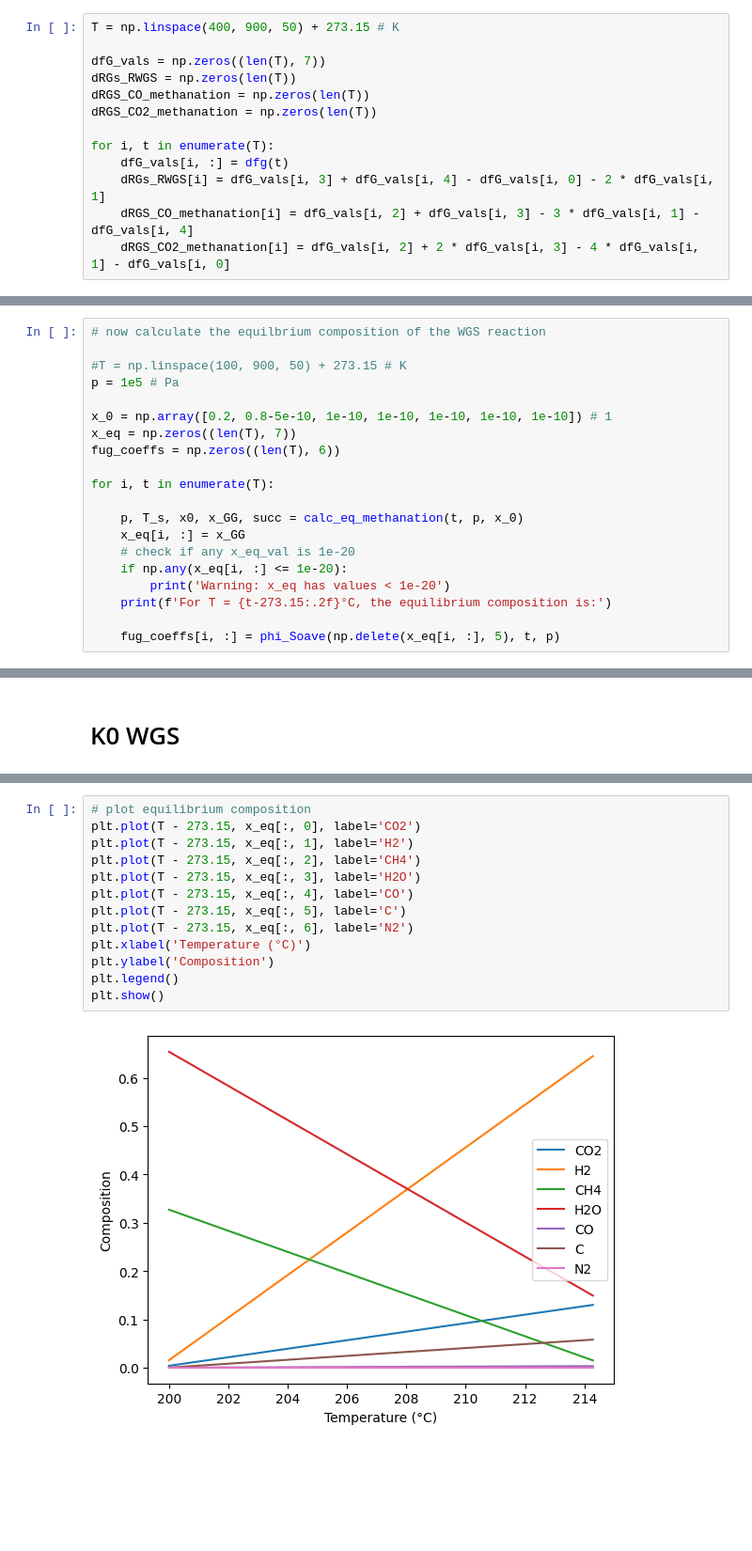
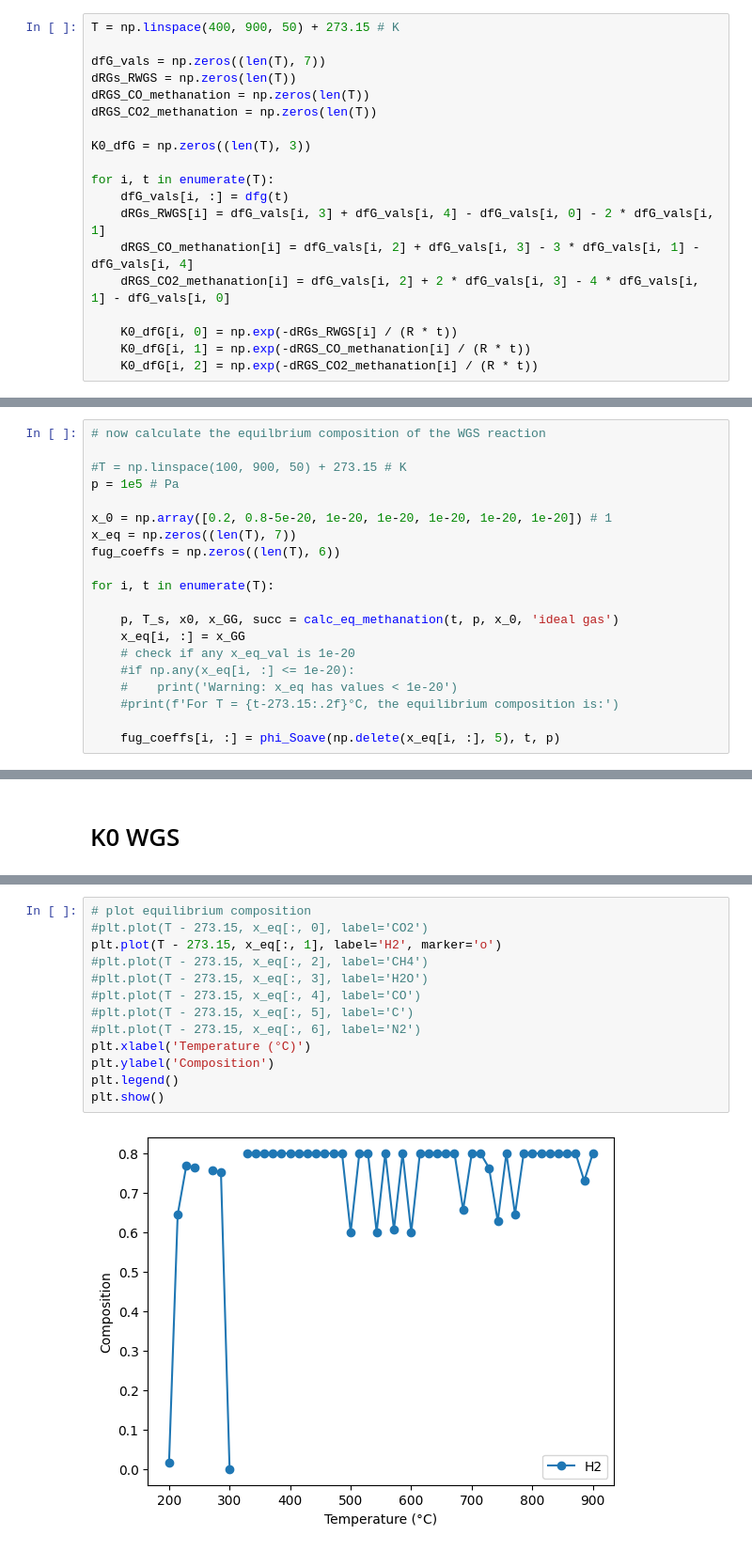
Before and after one commit to ChemRxnEngLab/GibbsEnergyMinimizationModel, a Jupyter notebook: test_eq_check.ipynb, the cells around one changed output, grey strips where cells are left out. Shown at 94% size. Saved outputs shown, nothing was run; the diff lists cells and outputs as text; blank space fills up the shorter version.

```diff
--- a/test_eq_check.ipynb
+++ b/test_eq_check.ipynb
@@ -10,11 +10,17 @@ dRGs_RWGS = np.zeros(len(T))
 dRGS_CO_methanation = np.zeros(len(T))
 dRGS_CO2_methanation = np.zeros(len(T))
 
+K0_dfG = np.zeros((len(T), 3))
+
 for i, t in enumerate(T):
     dfG_vals[i, :] = dfg(t)
     dRGs_RWGS[i] = dfG_vals[i, 3] + dfG_vals[i, 4] - dfG_vals[i, 0] - 2 * dfG_vals[i, 1]
     dRGS_CO_methanation[i] = dfG_vals[i, 2] + dfG_vals[i, 3] - 3 * dfG_vals[i, 1] - dfG_vals[i, 4]
     dRGS_CO2_methanation[i] = dfG_vals[i, 2] + 2 * dfG_vals[i, 3] - 4 * dfG_vals[i, 1] - dfG_vals[i, 0]
+
+    K0_dfG[i, 0] = np.exp(-dRGs_RWGS[i] / (R * t))
+    K0_dfG[i, 1] = np.exp(-dRGS_CO_methanation[i] / (R * t))
+    K0_dfG[i, 2] = np.exp(-dRGS_CO2_methanation[i] / (R * t))
 # %%
 # calculate drG from K0 values
 
@@ -85,17 +121,17 @@ for i, t in enumerate(T):
 #T = np.linspace(100, 900, 50) + 273.15 # K
 p = 1e5 # Pa
 
-x_0 = np.array([0.2, 0.8-5e-10, 1e-10, 1e-10, 1e-10, 1e-10, 1e-10]) # 1
+x_0 = np.array([0.2, 0.8-5e-20, 1e-20, 1e-20, 1e-20, 1e-20, 1e-20]) # 1
 x_eq = np.zeros((len(T), 7))
 fug_coeffs = np.zeros((len(T), 6))
 
 for i, t in enumerate(T):
 
-    p, T_s, x0, x_GG, succ = calc_eq_methanation(t, p, x_0)
+    p, T_s, x0, x_GG, succ = calc_eq_methanation(t, p, x_0, 'ideal gas')
     x_eq[i, :] = x_GG
     # check if any x_eq_val is 1e-20
-    if np.any(x_eq[i, :] <= 1e-20):
-        print('Warning: x_eq has values < 1e-20')
-    print(f'For T = {t-273.15:.2f}°C, the equilibrium composition is:')
+    #if np.any(x_eq[i, :] <= 1e-20):
+    #    print('Warning: x_eq has values < 1e-20')
+    #print(f'For T = {t-273.15:.2f}°C, the equilibrium composition is:')
 
     fug_coeffs[i, :] = phi_Soave(np.delete(x_eq[i, :], 5), t, p)
@@ -180,15 +218,15 @@ plt.show()
 # %%
 # plot equilibrium composition
-plt.plot(T - 273.15, x_eq[:, 0], label='CO2')
-plt.plot(T - 273.15, x_eq[:, 1], label='H2')
-plt.plot(T - 273.15, x_eq[:, 2], label='CH4')
-plt.plot(T - 273.15, x_eq[:, 3], label='H2O')
-plt.plot(T - 273.15, x_eq[:, 4], label='CO')
-plt.plot(T - 273.15, x_eq[:, 5], label='C')
-plt.plot(T - 273.15, x_eq[:, 6], label='N2')
+#plt.plot(T - 273.15, x_eq[:, 0], label='CO2')
+plt.plot(T - 273.15, x_eq[:, 1], label='H2', marker='o')
+#plt.plot(T - 273.15, x_eq[:, 2], label='CH4')
+#plt.plot(T - 273.15, x_eq[:, 3], label='H2O')
+#plt.plot(T - 273.15, x_eq[:, 4], label='CO')
+#plt.plot(T - 273.15, x_eq[:, 5], label='C')
+#plt.plot(T - 273.15, x_eq[:, 6], label='N2')
 plt.xlabel('Temperature (°C)')
 plt.ylabel('Composition')
 plt.legend()
 plt.show()
 # %% [output]
-[figure, old version]
+[figure, new version]
```
Also changed, not shown: parts of 11 cells of this notebook, 1 other file.
